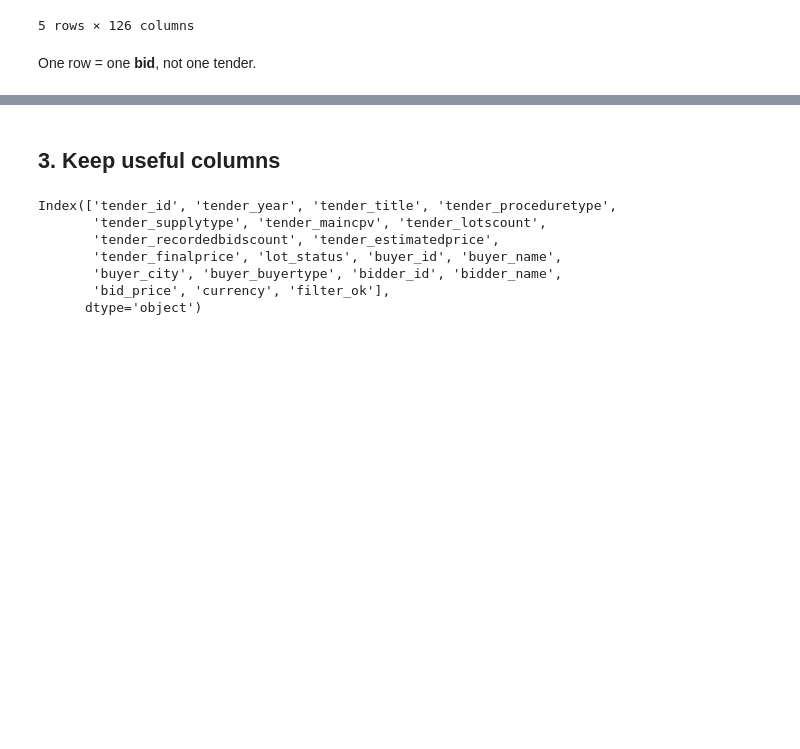
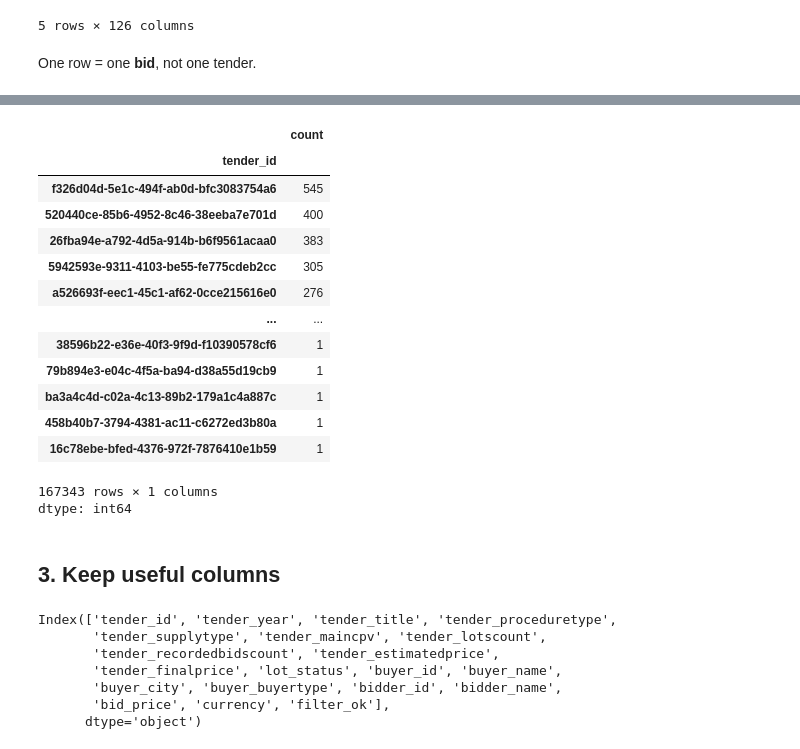
Before and after one commit to pavlek358/dsb_capstone, a Jupyter notebook: croatia_procurement_eda.ipynb, the cells around one changed output, grey strips where cells are left out. Saved outputs shown, nothing was run; the diff lists cells and outputs as text; code cells hidden in the pictures; blank space fills up the shorter version.

```diff
--- a/croatia_procurement_eda.ipynb
+++ b/croatia_procurement_eda.ipynb
@@ -36,3 +96,21 @@ One row = one **bid**, not one tender.
+# %%
+df.tender_id.value_counts() #.plot()
+# %% [output]
+|  | count |
+| tender_id |  |
+| f326d04d-5e1c-494f-ab0d-bfc3083754a6 | 545 |
+| 520440ce-85b6-4952-8c46-38eeba7e701d | 400 |
+| 26fba94e-a792-4d5a-914b-b6f9561acaa0 | 383 |
+| 5942593e-9311-4103-be55-fe775cdeb2cc | 305 |
+| a526693f-eec1-45c1-af62-0cce215616e0 | 276 |
+| ... | ... |
+| 38596b22-e36e-40f3-9f9d-f10390578cf6 | 1 |
+| 79b894e3-e04c-4f5a-ba94-d38a55d19cb9 | 1 |
+| ba3a4c4d-c02a-4c13-89b2-179a1c4a887c | 1 |
+| 458b40b7-3794-4381-ac11-c6272ed3b80a | 1 |
+| 16c78ebe-bfed-4376-972f-7876410e1b59 | 1 |
+167343 rows × 1 columns
+dtype: int64
 # %% [markdown]
 ## 3. Keep useful columns
 # %%
```
Also changed, not shown: parts of 6 cells of this notebook.
